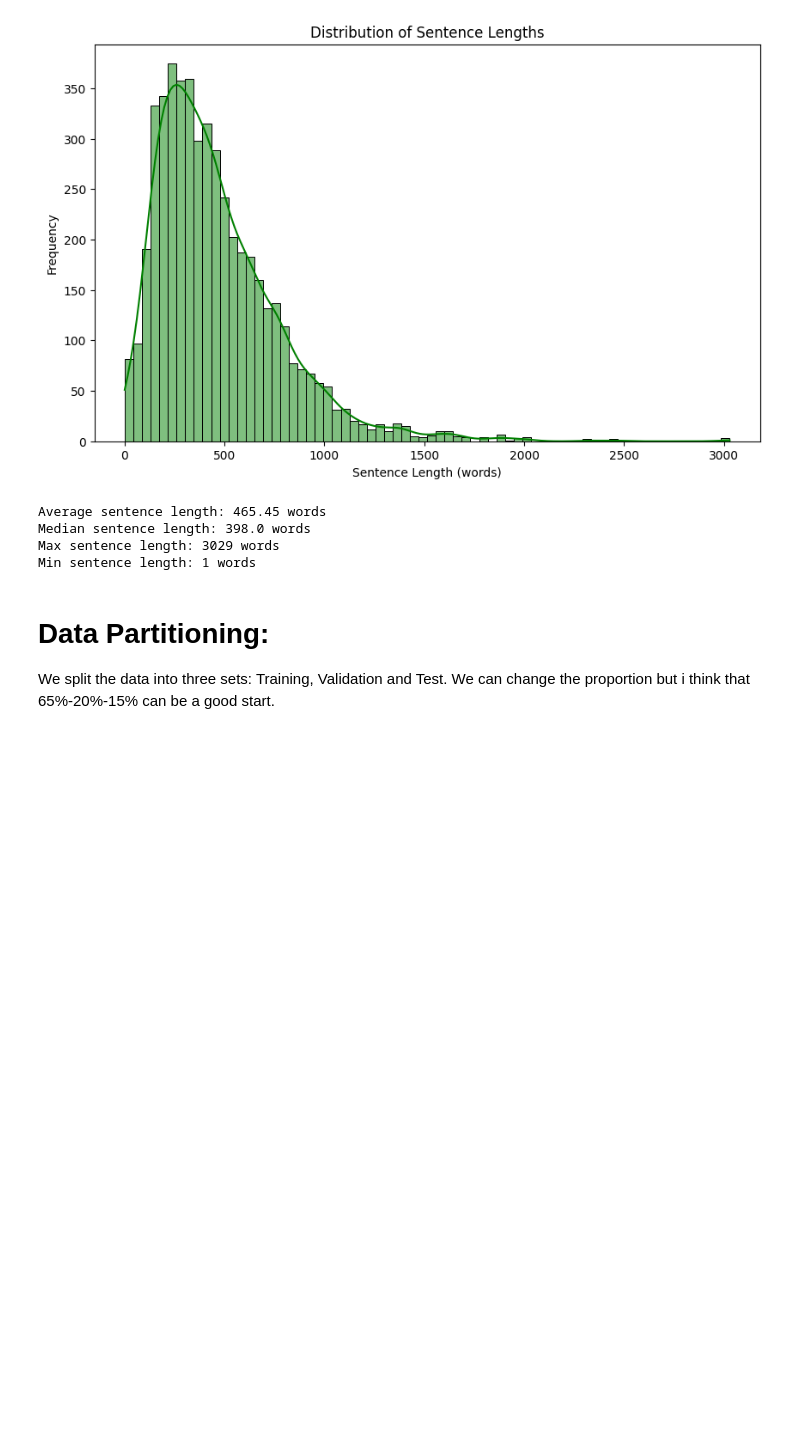
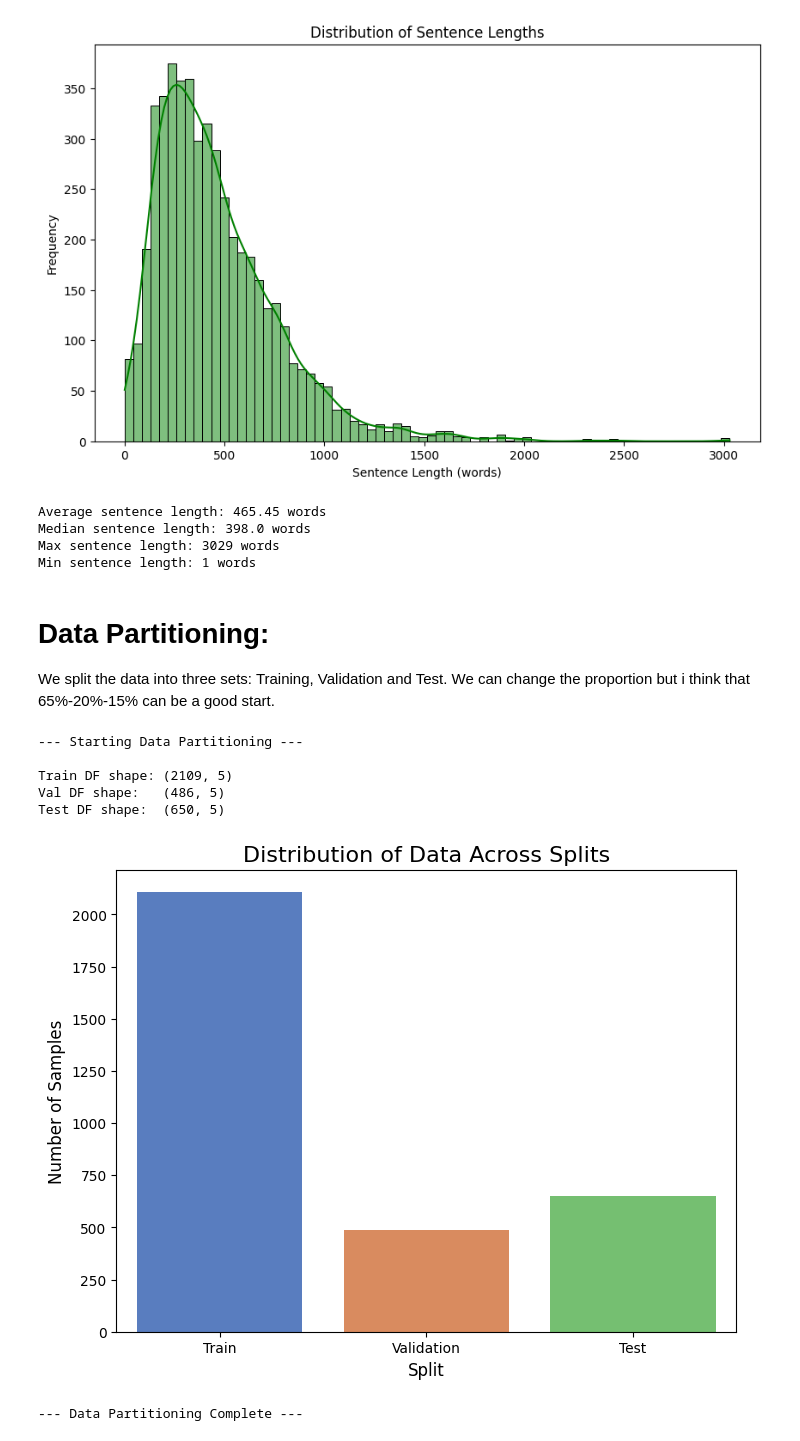
Before and after one commit to WPozz/Calories-and-Wellbeing, a Jupyter notebook: Gruppo11.ipynb, the cells around one changed output. Saved outputs shown, nothing was run; the diff lists cells and outputs as text; code cells hidden in the pictures; blank space fills up the shorter version.

```diff
--- a/Gruppo11.ipynb
+++ b/Gruppo11.ipynb
@@ -425,7 +475,7 @@ def pre_processing_data(data, min_samples=50):
 # %%
 
 try:
-     clean_data_m3 = pre_processing_data(raw_data, min_samples=50)
+     clean_data = pre_processing_data(raw_data, min_samples=50)
      print('Data pre-processing completed successfully.')
 except KeyError:
     print('"transcription" or "medical_specialty" column not found.')
@@ -433,9 +483,9 @@ except Exception as e:
     print(f"An error occurred: {e}")
 
 print("\n--- New Class Distribution (After Pre-processing) ---")
-print(clean_data_m3['medical_specialty'].value_counts())
-print('Mean number of samples per class after cleaning:', clean_data_m3['medical_specialty'].value_counts().mean())
-print('Median number of samples per class after cleaning:', clean_data_m3['medical_specialty'].value_counts().median())
+print(clean_data['medical_specialty'].value_counts())
+print('Mean number of samples per class after cleaning:', clean_data['medical_specialty'].value_counts().mean())
+print('Median number of samples per class after cleaning:', clean_data['medical_specialty'].value_counts().median())
 # %% [output]
 --- Starting Data Cleaning ---
 Original dataset shape: (4999, 6)
@@ -487,3 +599,13 @@ We split the data into three sets: Training, Validation and Test. We can change
+# %%
+train_df, val_df, test_df = data_partition(clean_data, 'medical_specialty')
+# %% [output]
+--- Starting Data Partitioning ---
+
+Train DF shape: (2109, 5)
+Val DF shape:   (486, 5)
+Test DF shape:  (650, 5)
+[figure, added]
+--- Data Partitioning Complete ---
 # %% [markdown]
 # **Back Translation:**
 
```
Also changed, not shown: parts of 12 cells of this notebook.
